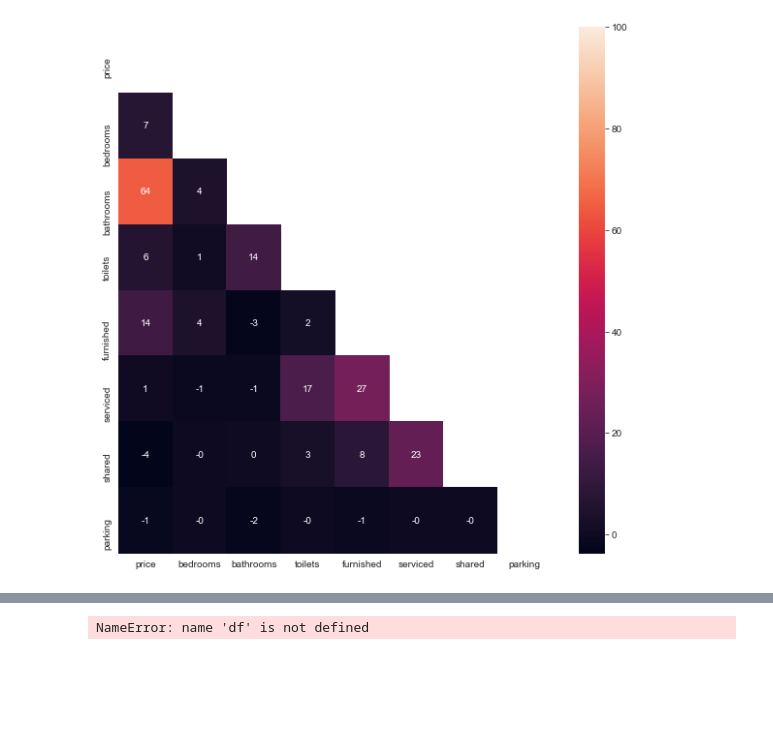
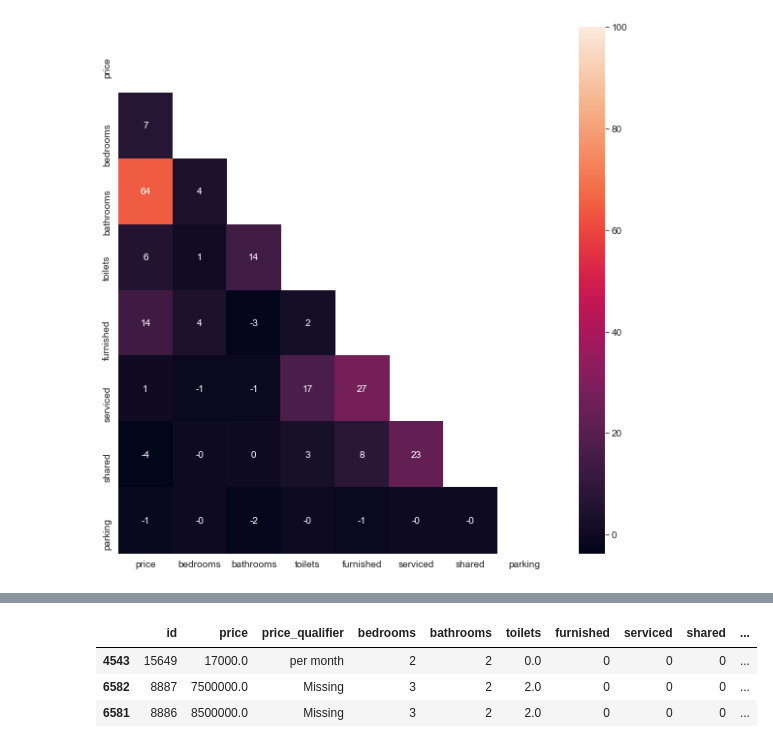
Before and after one commit to Ian-Ibrahim/project_ICS, a Jupyter notebook: Anna/feature_engineering.ipynb, the cells around one changed output, grey strips where cells are left out. Cells and saved outputs as stored; diff of their text form; code cells hidden in the pictures; blank space fills up the shorter version.

```diff
--- a/Anna/feature_engineering.ipynb
+++ b/Anna/feature_engineering.ipynb
@@ -62,5 +56,7 @@ NameError: name 'df' is not defined
-# %%
-#27th dec 2021 from the covid graph
-df['post_covid']=((df.listdate>="2021-12-27")).astype(int)
-# %% [output]
-NameError: name 'df' is not defined
+# %%
+df.sort_values(by='pre_covid').head(3)
+# %% [output]
+|  | id | price | price_qualifier | bedrooms | bathrooms | toilets | furnished | serviced | shared | ... |
+| 4543 | 15649 | 17000.0 | per month | 2 | 2 | 0.0 | 0 | 0 | 0 | ... |
+| 6582 | 8887 | 7500000.0 | Missing | 3 | 2 | 2.0 | 0 | 0 | 0 | ... |
+| 6581 | 8886 | 8500000.0 | Missing | 3 | 2 | 2.0 | 0 | 0 | 0 | ... |
```
Also changed, not shown: parts of 8 cells of this notebook.
